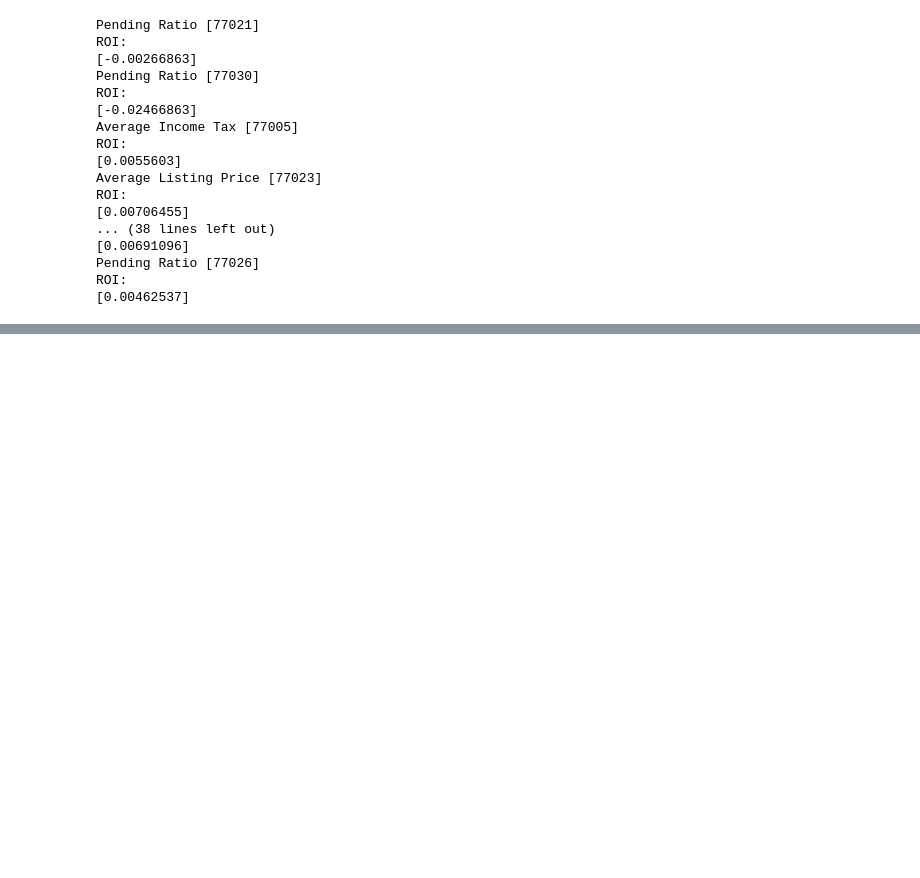
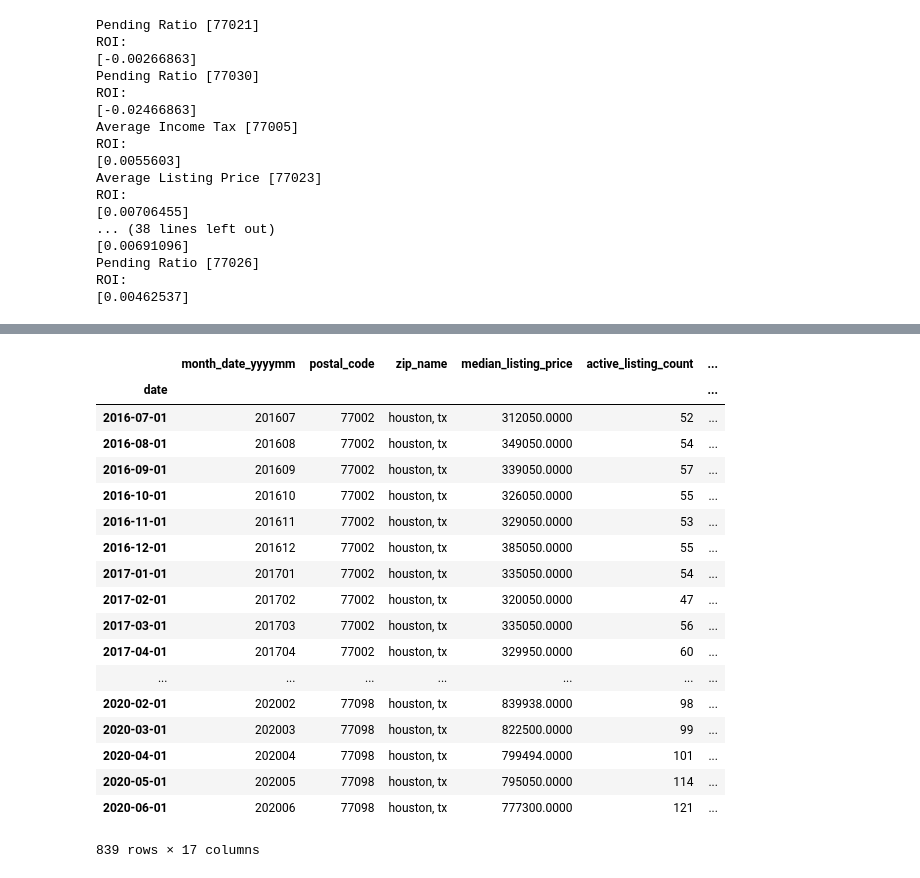
Before and after one commit to dovu93/Real_Estate_Investment_Identifier, a Jupyter notebook: Notebooks/trail&error3pyviz_Vu.ipynb, the cells around one changed output, grey strips where cells are left out. Cells and saved outputs as stored; diff of their text form; code cells hidden in the pictures; blank space fills up the shorter version.

```diff
--- a/Notebooks/trail&error3pyviz_Vu.ipynb
+++ b/Notebooks/trail&error3pyviz_Vu.ipynb
@@ -402,0 +619,23 @@ sorted_dict_of_roi
+# %%
+filtered_pricing_data_df = pricing_data_df[pricing_data_df['postal_code'].isin(zip_code)]
+filtered_pricing_data_df
+# %% [output]
+|  | month_date_yyyymm | postal_code | zip_name | median_listing_price | active_listing_count | ... |
+| date |  |  |  |  |  | ... |
+| 2016-07-01 | 201607 | 77002 | houston, tx | 312050.0000 | 52 | ... |
+| 2016-08-01 | 201608 | 77002 | houston, tx | 349050.0000 | 54 | ... |
+| 2016-09-01 | 201609 | 77002 | houston, tx | 339050.0000 | 57 | ... |
+| 2016-10-01 | 201610 | 77002 | houston, tx | 326050.0000 | 55 | ... |
+| 2016-11-01 | 201611 | 77002 | houston, tx | 329050.0000 | 53 | ... |
+| 2016-12-01 | 201612 | 77002 | houston, tx | 385050.0000 | 55 | ... |
+| 2017-01-01 | 201701 | 77002 | houston, tx | 335050.0000 | 54 | ... |
+| 2017-02-01 | 201702 | 77002 | houston, tx | 320050.0000 | 47 | ... |
+| 2017-03-01 | 201703 | 77002 | houston, tx | 335050.0000 | 56 | ... |
+| 2017-04-01 | 201704 | 77002 | houston, tx | 329950.0000 | 60 | ... |
+| ... | ... | ... | ... | ... | ... | ... |
+| 2020-02-01 | 202002 | 77098 | houston, tx | 839938.0000 | 98 | ... |
+| 2020-03-01 | 202003 | 77098 | houston, tx | 822500.0000 | 99 | ... |
+| 2020-04-01 | 202004 | 77098 | houston, tx | 799494.0000 | 101 | ... |
+| 2020-05-01 | 202005 | 77098 | houston, tx | 795050.0000 | 114 | ... |
+| 2020-06-01 | 202006 | 77098 | houston, tx | 777300.0000 | 121 | ... |
+839 rows × 17 columns
```
Also changed, not shown: parts of 32 cells of this notebook, 1 other file.
